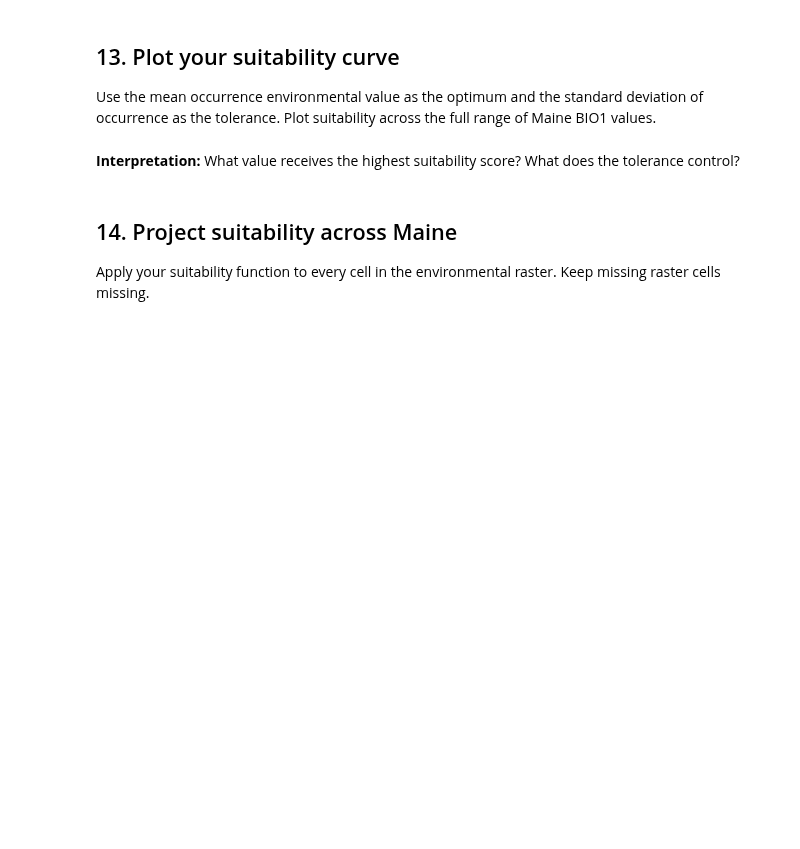
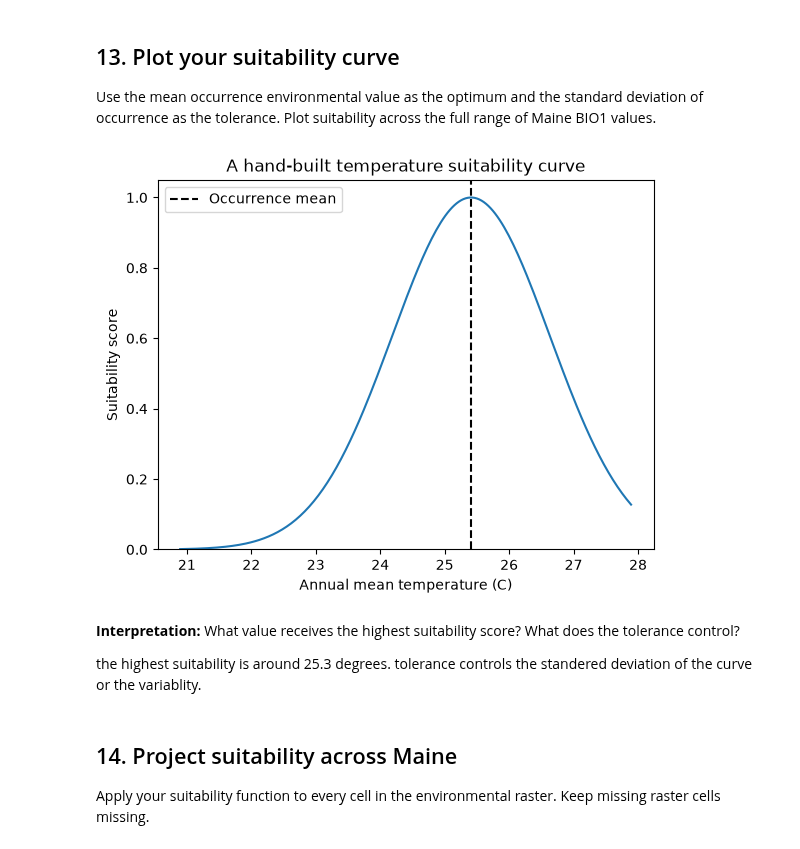
Before and after one commit to drewgutt/BIO597-SpatialBiodiversity, a Jupyter notebook: docs/assignments/Assignment-06-FirstPrinciplesSDM.ipynb, the cells around one changed output. Cells and saved outputs as stored; diff of their text form; code cells hidden in the pictures; blank space fills up the shorter version.

```diff
--- a/docs/assignments/Assignment-06-FirstPrinciplesSDM.ipynb
+++ b/docs/assignments/Assignment-06-FirstPrinciplesSDM.ipynb
@@ -156,19 +336,54 @@ np.exp(-0.5 * ((observed - optimum) / tolerance) ** 2)
 This creates a score near 1 when observed environment is close to the optimum and closer to 0 as temperature gets farther away.
 # %%
 def environmental_suitability(observed, optimum, tolerance):
-    # Replace this comment with the suitability calculation.
-    return __________
+    z = (observed - optimum) / tolerance
+    return np.exp(-0.5 * z**2)
+
+
+x_temp = np.linspace(
+    float(np.nanmin(bio5_maine_c.values)),
+    float(np.nanmax(bio5_maine_c.values)),
+    200,
+)
 # %% [markdown]
 ## 13. Plot your suitability curve
 
 Use the mean occurrence environmental value as the optimum and the standard deviation of occurrence as the tolerance. Plot suitability across the full range of Maine BIO1 values.
 # %%
 # Calculate presence_mean and presence_sd.
+suitability_curve = environmental_suitability(
+    x_temp,
+    optimum=presence_mean,
+    tolerance=presence_sd,
+)
+
 # Create a sequence of environmental values across the raster range.
+
+
 # Calculate suitability for those values.
+
+suitability = xr.apply_ufunc(
+    environmental_suitability,
+    bio5_maine_c,
+    presence_mean,
+    presence_sd,
+)
 # Plot the curve.
+
+plt.plot(x_temp, suitability_curve)
+plt.axvline(presence_mean, color="black", linestyle="--", label="Occurrence mean")
+plt.xlabel("Annual mean temperature (C)")
+plt.ylabel("Suitability score")
+plt.ylim(0, 1.05)
+plt.title("A hand-built temperature suitability curve")
+plt.legend()
+plt.show()
+# %% [output]
+[figure, added]
 # %% [markdown]
 **Interpretation:** What value receives the highest suitability score? What does the tolerance control?
+
+the highest suitability is around 25.3 degrees. tolerance controls the standered deviation of the curve or the variablity.
 # %% [markdown]
 ## 14. Project suitability across Maine
 
```
Also changed, not shown: parts of 28 cells of this notebook.
